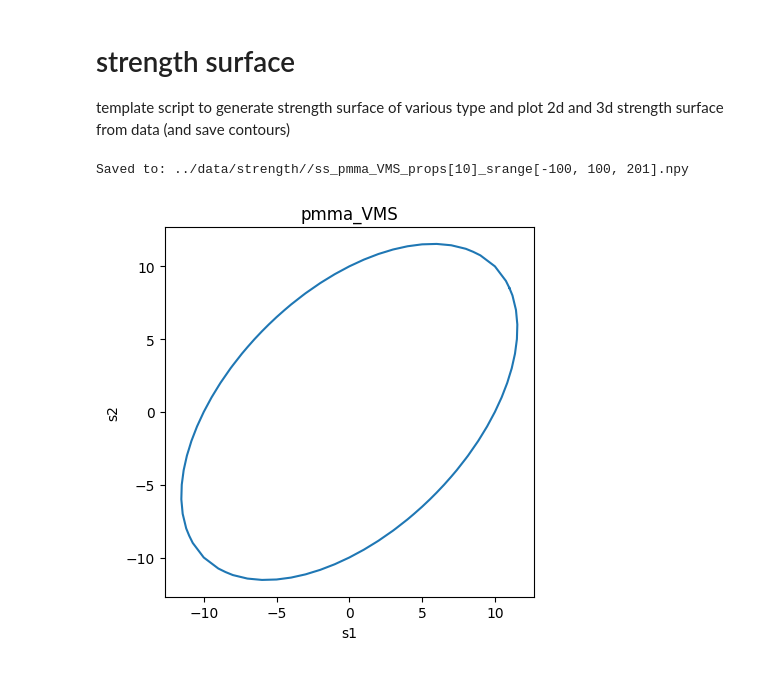
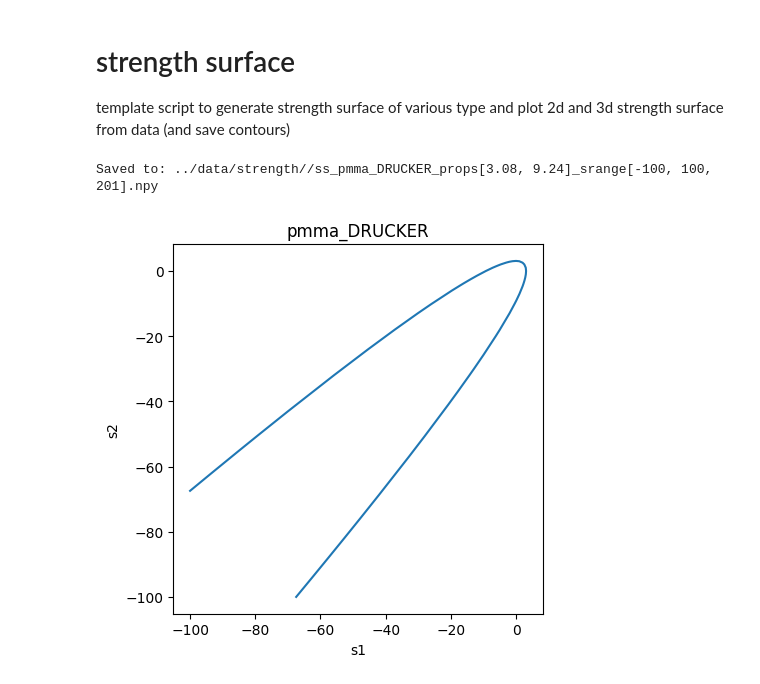
Before and after one commit to lyyc199586/cm-vis, a Jupyter notebook: examples/strength_plot.ipynb, the cells around one changed output. Cells and saved outputs as stored; diff of their text form; code cells hidden in the pictures.

```diff
--- a/examples/strength_plot.ipynb
+++ b/examples/strength_plot.ipynb
@@ -6,24 +6,26 @@ and plot 2d and 3d strength surface from data (and save contours)
 # %%
 import os
 import glob
 from cm_vis.strength.gen import StrengthSurface
 
 ## clear data first
 files = glob.glob("../data/strength/*")
 for f in files:
     os.remove(f)
 
 mname = "pmma"
-stype = "VMS"
-props = [10]
+stype = "DRUCKER"
+sigma_ts = 3.08
+sigma_cs = 9.24
+props = [sigma_ts, sigma_cs]
 srange = [-100, 100, 201]
 data_dir = "../data/strength/"
 
 surface = StrengthSurface(mname, stype, props, srange)
 surface.gen(data_dir=data_dir)
 # %% [output]
-Saved to: ../data/strength//ss_pmma_VMS_props[10]_srange[-100, 100, 201].npy
+Saved to: ../data/strength//ss_pmma_DRUCKER_props[3.08, 9.24]_srange[-100, 100, 201].npy
-[figure, old version]
+[figure, new version]
 # %%
 # %% 3D, 2D plane stress, and 2D plane strain
 import glob
```
Also changed, not shown: parts of 1 cell of this notebook.
